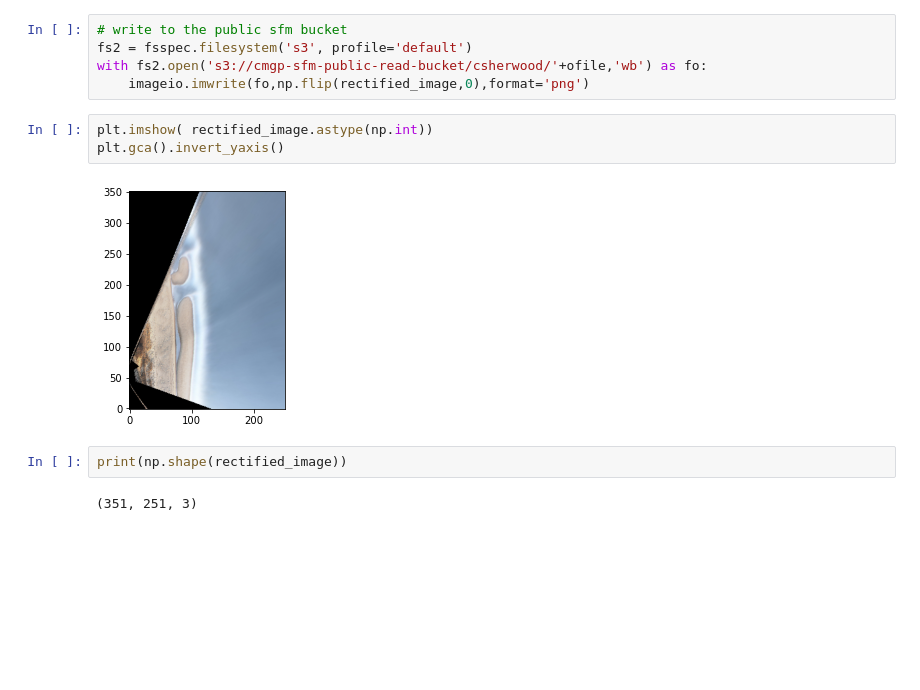
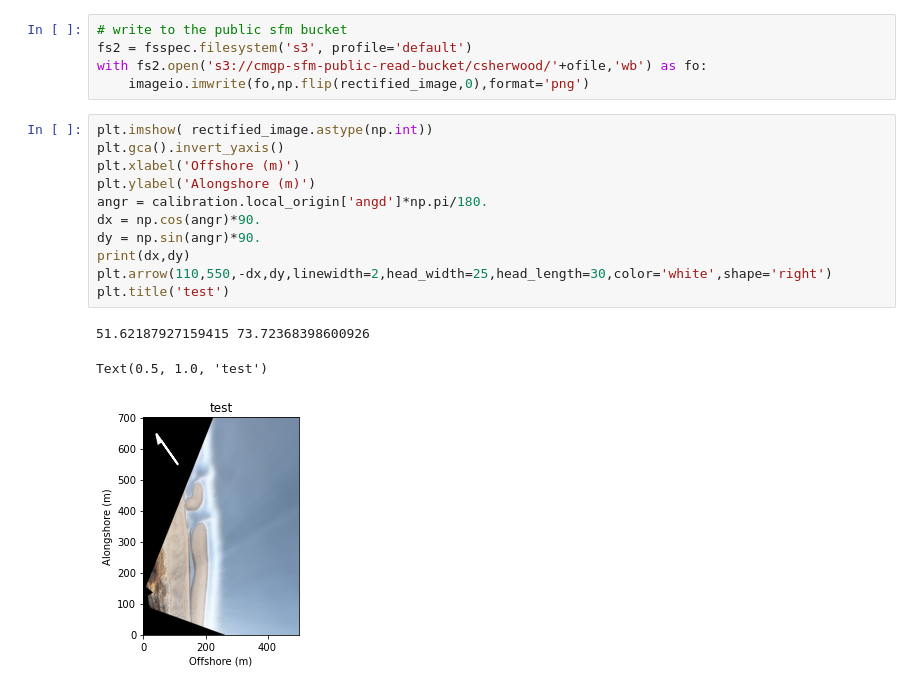
Before and after one commit to csherwood-usgs/CoastCam, a Jupyter notebook: test_chs_caco_rectification.ipynb, the cells around one changed output. Cells and saved outputs as stored; diff of their text form; blank space fills up the shorter version.

```diff
--- a/test_chs_caco_rectification.ipynb
+++ b/test_chs_caco_rectification.ipynb
@@ -152,15 +153,21 @@ imageio.imwrite(ofile,np.flip(rectified_image,0),format='png')
 fs2 = fsspec.filesystem('s3', profile='default')
 with fs2.open('s3://cmgp-sfm-public-read-bucket/csherwood/'+ofile,'wb') as fo:
     imageio.imwrite(fo,np.flip(rectified_image,0),format='png')
-# %%
-plt.imshow( rectified_image.astype(np.int))
-plt.gca().invert_yaxis()
-# %% [output]
-[figure, removed]
-# %%
-print(np.shape(rectified_image))
-# %% [output]
-(351, 251, 3)
+# %%
+plt.imshow( rectified_image.astype(np.int))
+plt.gca().invert_yaxis()
+plt.xlabel('Offshore (m)')
+plt.ylabel('Alongshore (m)')
+angr = calibration.local_origin['angd']*np.pi/180.
+dx = np.cos(angr)*90.
+dy = np.sin(angr)*90.
+print(dx,dy)
+plt.arrow(110,550,-dx,dy,linewidth=2,head_width=25,head_length=30,color='white',shape='right')
+plt.title('test')
+# %% [output]
+51.62187927159415 73.72368398600926
+Text(0.5, 1.0, 'test')
+[figure, added]
 # %%
 plt.plot(rectified_image[:,60,:])
 # %% [output]
```
Also changed, not shown: parts of 8 cells of this notebook, 2 other files.
